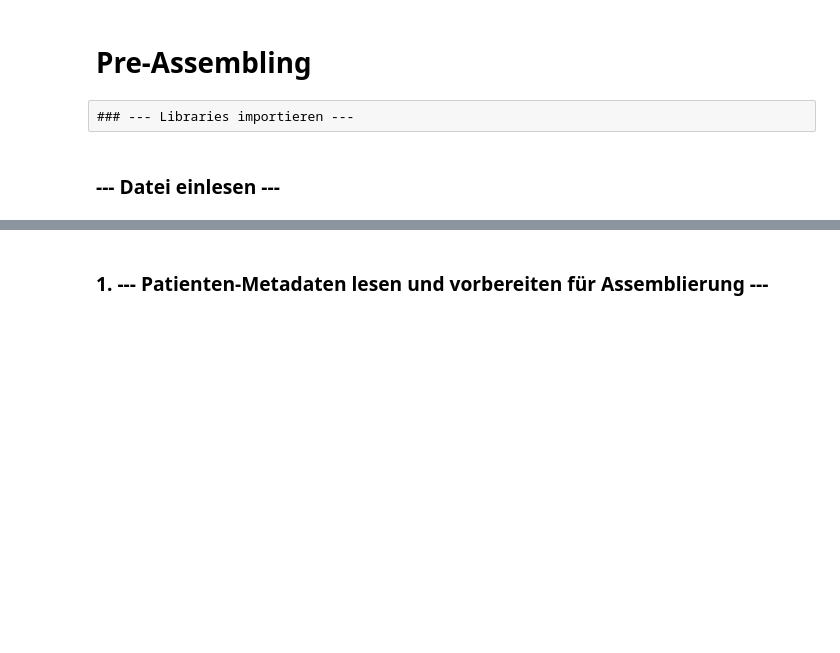
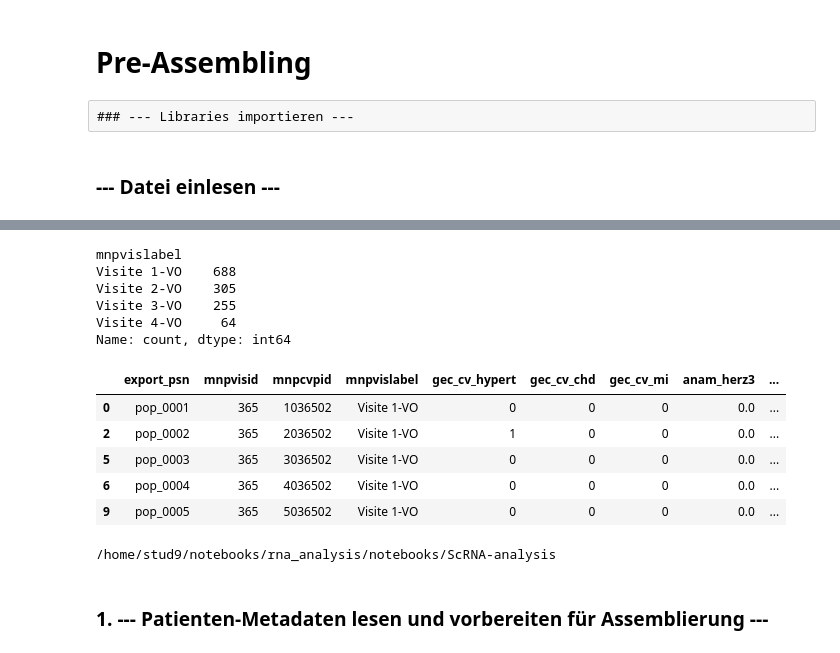
Before and after one commit to dlnija/ScRNA-analysis, a Jupyter notebook: 0_Preassembling.ipynb, the cells around one changed output, grey strips where cells are left out. Saved outputs shown, nothing was run; the diff lists cells and outputs as text; code cells hidden in the pictures; blank space fills up the shorter version.

```diff
--- a/0_Preassembling.ipynb
+++ b/0_Preassembling.ipynb
@@ -21,9 +33,31 @@ import sctoolbox.utils.assemblers as assembler
+# %%
+meta_df["mnpvislabel"].value_counts()
+# %% [output]
+mnpvislabel
+Visite 1-VO    688
+Visite 2-VO    305
+Visite 3-VO    255
+Visite 4-VO     64
+Name: count, dtype: int64
+# %%
+meta_df = meta_df.loc[meta_df["mnpvislabel"] == "Visite 1-VO"]
+meta_df.head()
+# %% [output]
+|  | export_psn | mnpvisid | mnpcvpid | mnpvislabel | gec_cv_hypert | gec_cv_chd | gec_cv_mi | anam_herz3 | ... |
+| 0 | pop_0001 | 365 | 1036502 | Visite 1-VO | 0 | 0 | 0 | 0.0 | ... |
+| 2 | pop_0002 | 365 | 2036502 | Visite 1-VO | 1 | 0 | 0 | 0.0 | ... |
+| 5 | pop_0003 | 365 | 3036502 | Visite 1-VO | 0 | 0 | 0 | 0.0 | ... |
+| 6 | pop_0004 | 365 | 4036502 | Visite 1-VO | 0 | 0 | 0 | 0.0 | ... |
+| 9 | pop_0005 | 365 | 5036502 | Visite 1-VO | 0 | 0 | 0 | 0.0 | ... |
 # %%
 file_path_pat = "/mnt/workspace_stud/napkon_data/wp2_rna/out.txt"
 file_path_gene = "/mnt/workspace_stud/napkon_data/wp2_rna/combined_rna_napkon_4_all.matrix.raw.anno"
 
 
-path_mtx ='/mnt/workspace_stud/stud11/ScRNA-analysis/'
+path_mtx = str(Path.cwd()) # Aktueller Speicherort/Verzeichnis mit .mtx, barcodes.tsv und genes.tsv
+print(path_mtx)
+# %% [output]
+/home/stud9/notebooks/rna_analysis/notebooks/ScRNA-analysis
 # %% [markdown]
 ### 1. --- Patienten-Metadaten lesen und vorbereiten für Assemblierung ---
 # %%
```
Also changed, not shown: parts of 24 cells of this notebook, 1 other file.
